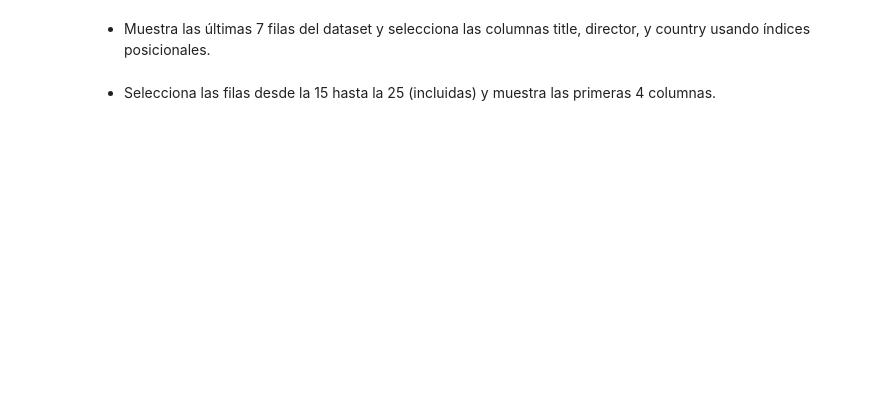
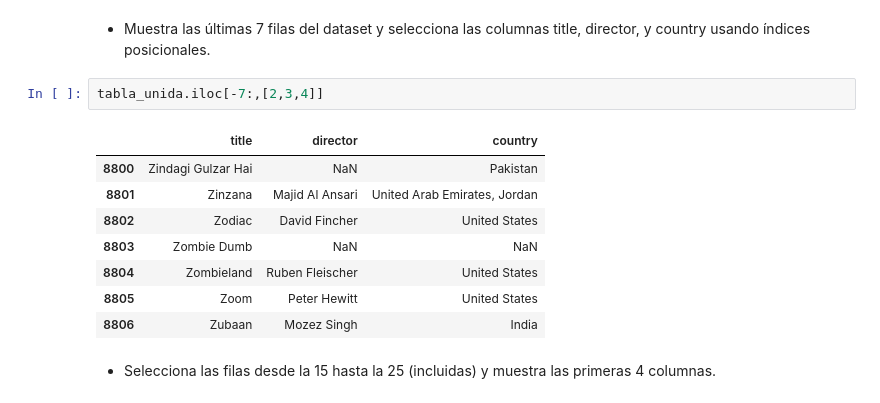
Before and after one commit to apelsito/laboratorio-modulo2-leccion02-eda-union, a Jupyter notebook: laboratorio-modulo2-leccion02-eda-union.ipynb, the cells around one changed output. Drawn from its saved outputs; the diff is of its cells as text; blank space fills up the shorter version.

```diff
--- a/laboratorio-modulo2-leccion02-eda-union.ipynb
+++ b/laboratorio-modulo2-leccion02-eda-union.ipynb
@@ -717,4 +749,15 @@ tabla_unida.loc[tabla_unida["director"].isnull(),["title"]]
 # %% [markdown]
    - Muestra las últimas 7 filas del dataset y selecciona las columnas title, director, y country usando índices posicionales.
+# %%
+tabla_unida.iloc[-7:,[2,3,4]]
+# %% [output]
+|  | title | director | country |
+| 8800 | Zindagi Gulzar Hai | NaN | Pakistan |
+| 8801 | Zinzana | Majid Al Ansari | United Arab Emirates, Jordan |
+| 8802 | Zodiac | David Fincher | United States |
+| 8803 | Zombie Dumb | NaN | NaN |
+| 8804 | Zombieland | Ruben Fleischer | United States |
+| 8805 | Zoom | Peter Hewitt | United States |
+| 8806 | Zubaan | Mozez Singh | India |
 # %% [markdown]
    - Selecciona las filas desde la 15 hasta la 25 (incluidas) y muestra las primeras 4 columnas.
```
Also changed, not shown: parts of 5 cells of this notebook.
